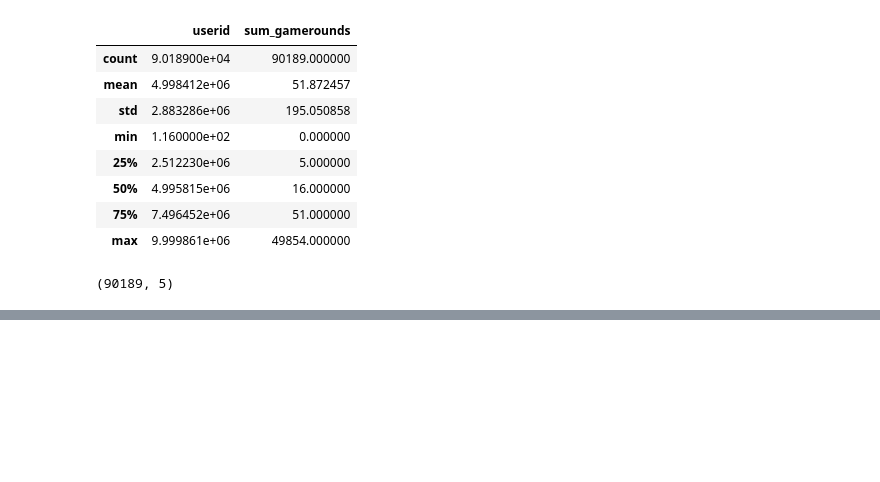
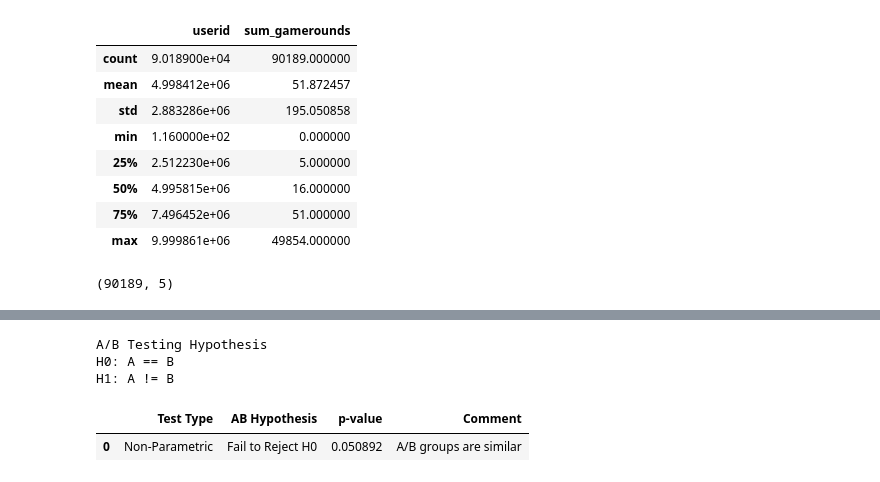
Before and after one commit to miaspacejensen/statistics-sandbox, a Jupyter notebook: A-B Testing/example.ipynb, the cells around one changed output, grey strips where cells are left out. Cells and saved outputs as stored; diff of their text form; code cells hidden in the pictures; blank space fills up the shorter version.

Commit message:
A/B Testing

```diff
--- a/A-B Testing/example.ipynb
+++ b/A-B Testing/example.ipynb
@@ -79,0 +147,8 @@ dtype: int64
+# %%
+AB_Test(dataframe=df, group="version", target="sum_gamerounds")
+# %% [output]
+A/B Testing Hypothesis
+H0: A == B
+H1: A != B
+|  | Test Type | AB Hypothesis | p-value | Comment |
+| 0 | Non-Parametric | Fail to Reject H0 | 0.050892 | A/B groups are similar |
```
Also changed, not shown: parts of 5 cells of this notebook, 2 other files.
